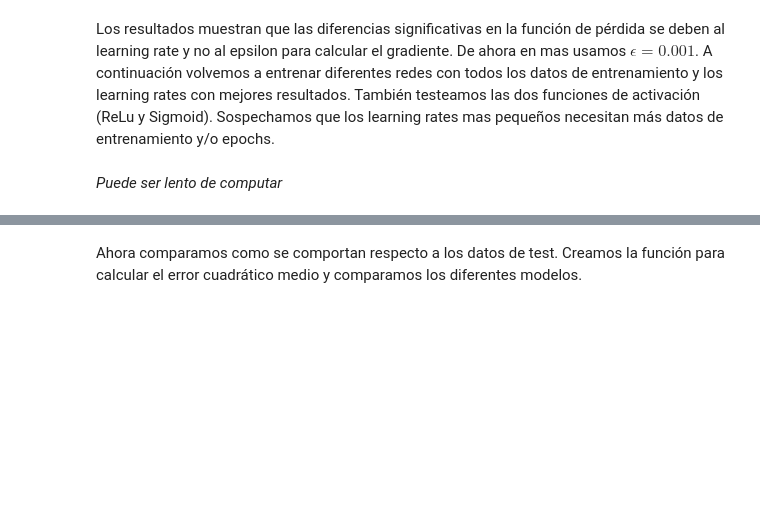
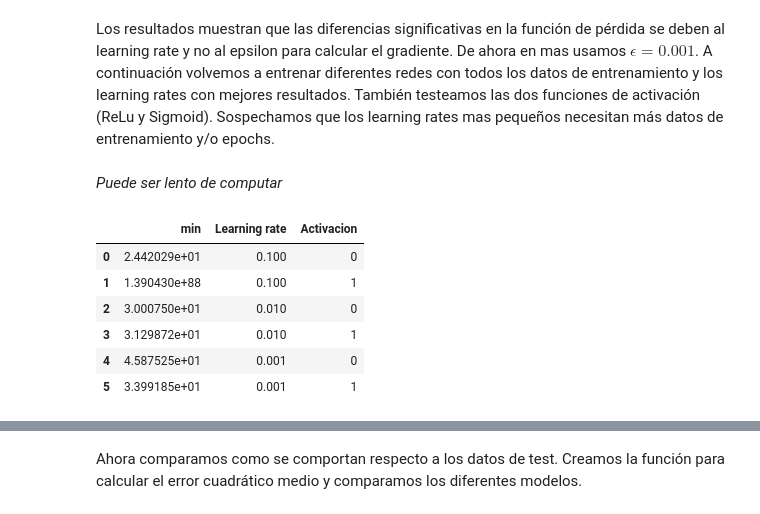
Before and after one commit to T1Pyscientist/tp2_metodos, a Jupyter notebook: NeuralNetwork.ipynb, the cells around one changed output, grey strips where cells are left out. Saved outputs shown, nothing was run; the diff lists cells and outputs as text; code cells hidden in the pictures; blank space fills up the shorter version.

```diff
--- a/NeuralNetwork.ipynb
+++ b/NeuralNetwork.ipynb
@@ -268 +237,21 @@ for learning_rate in [0.1, 0.01, 0.001]:
         redes.append(nn)
+# %%
+mins = []
+i = 0
+
+for learning_rate in [0.1, 0.01, 0.001]:
+    for activacion in [0, 1]:
+        loss = [v.flatten()[0] for v in losses2[i]][-1]
+        mins.append([loss, learning_rate, activacion])
+        i += 1
+
+minsDF  = pd.DataFrame(data=mins, columns=["min", "Learning rate", "Activacion"])
+minsDF
+# %% [output]
+|  | min | Learning rate | Activacion |
+| 0 | 2.442029e+01 | 0.100 | 0 |
+| 1 | 1.390430e+88 | 0.100 | 1 |
+| 2 | 3.000750e+01 | 0.010 | 0 |
+| 3 | 3.129872e+01 | 0.010 | 1 |
+| 4 | 4.587525e+01 | 0.001 | 0 |
+| 5 | 3.399185e+01 | 0.001 | 1 |
```
Also changed, not shown: parts of 10 cells of this notebook.
